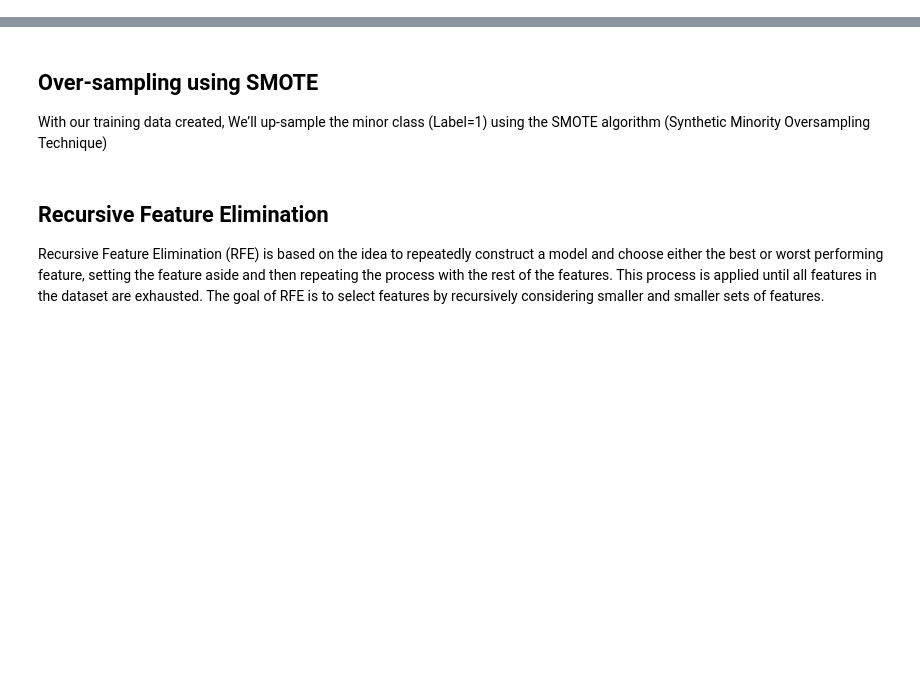
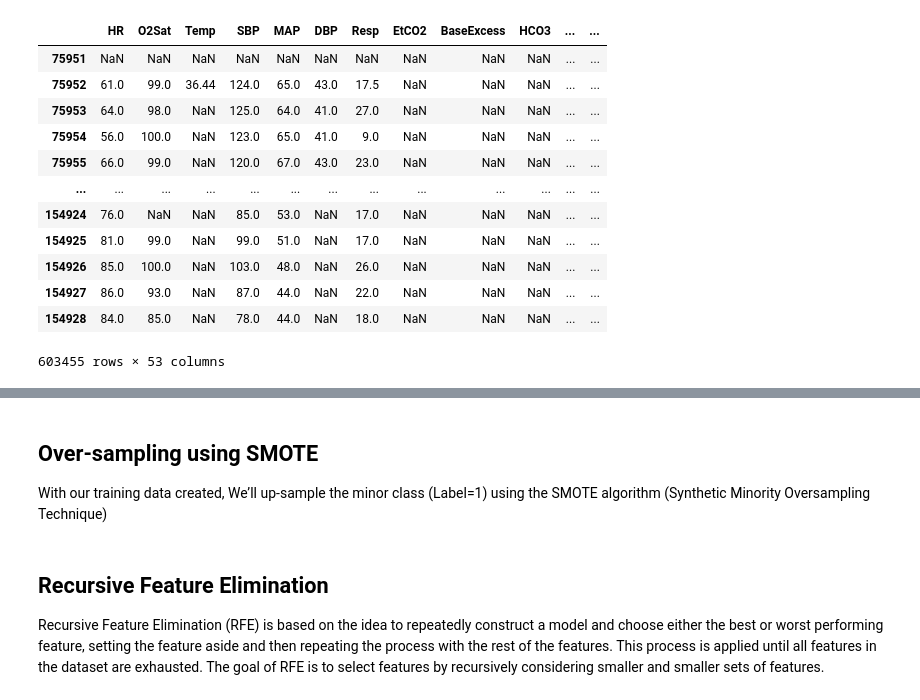
Before and after one commit to AtarCohen/Early-Prediction_of_Sepsis, a Jupyter notebook: logistic_regression.ipynb, the cells around one changed output, grey strips where cells are left out. Drawn from its saved outputs; the diff is of its cells as text; code cells hidden in the pictures; blank space fills up the shorter version.

```diff
--- a/logistic_regression.ipynb
+++ b/logistic_regression.ipynb
@@ -9,3 +9,5 @@ from sklearn.model_selection import train_test_split
 import seaborn as sns
 sns.set(style="white")
 sns.set(style="whitegrid", color_codes=True)
+# %%
+train_df = pd.read_csv("/home/student/filtered_train_df_0705.csv")
@@ -11,0 +24,17 @@ sns.set(style="whitegrid", color_codes=True)
+# %%
+frequency_used_attributes = ['BaseExcess',  'FiO2', 'pH', 'PaCO2', 'Glucose','Lactate', 'PTT']
+values_used_attributes = [ 'Hct',  'Glucose','Potassium']
+constant_attributes = ['ID','max_ICULOS','Gender']
+other_attributes = ['time_bm','HR','MAP','O2Sat', 'Resp','SBP','ICULOS']
+label_attributes= ['Label','SepsisLabel']
+# %%
+def add_rolling_window(df, attr, window_size):
+    df = df.sort_values(by=['ID','ICULOS'], ascending =[True,True])
+    rolling = df[['ID']+attr].groupby('ID').rolling(window=window_size, closed='both').count()
+    rolling= rolling.rename(columns={at: f'{window_size}w_sum_{at}' for at in attr})
+    rolling=rolling[list(rolling.columns)[1:]].reset_index().set_index('level_1')
+    combined = df.join(rolling,how='left', rsuffix= 'r')
+    return combined, rolling
+# %%
+window_size=5
+train_df_with_roll, train_roll = add_rolling_window(train_df,frequency_used_attributes,window_size)
@@ -11,0 +58,16 @@ sns.set(style="whitegrid", color_codes=True)
+# %%
+train_df_with_roll
+# %% [output]
+|  | HR | O2Sat | Temp | SBP | MAP | DBP | Resp | EtCO2 | BaseExcess | HCO3 | ... | ... |
+| 75951 | NaN | NaN | NaN | NaN | NaN | NaN | NaN | NaN | NaN | NaN | ... | ... |
+| 75952 | 61.0 | 99.0 | 36.44 | 124.0 | 65.0 | 43.0 | 17.5 | NaN | NaN | NaN | ... | ... |
+| 75953 | 64.0 | 98.0 | NaN | 125.0 | 64.0 | 41.0 | 27.0 | NaN | NaN | NaN | ... | ... |
+| 75954 | 56.0 | 100.0 | NaN | 123.0 | 65.0 | 41.0 | 9.0 | NaN | NaN | NaN | ... | ... |
+| 75955 | 66.0 | 99.0 | NaN | 120.0 | 67.0 | 43.0 | 23.0 | NaN | NaN | NaN | ... | ... |
+| ... | ... | ... | ... | ... | ... | ... | ... | ... | ... | ... | ... | ... |
+| 154924 | 76.0 | NaN | NaN | 85.0 | 53.0 | NaN | 17.0 | NaN | NaN | NaN | ... | ... |
+| 154925 | 81.0 | 99.0 | NaN | 99.0 | 51.0 | NaN | 17.0 | NaN | NaN | NaN | ... | ... |
+| 154926 | 85.0 | 100.0 | NaN | 103.0 | 48.0 | NaN | 26.0 | NaN | NaN | NaN | ... | ... |
+| 154927 | 86.0 | 93.0 | NaN | 87.0 | 44.0 | NaN | 22.0 | NaN | NaN | NaN | ... | ... |
+| 154928 | 84.0 | 85.0 | NaN | 78.0 | 44.0 | NaN | 18.0 | NaN | NaN | NaN | ... | ... |
+603455 rows × 53 columns
```
Also changed, not shown: parts of 6 cells of this notebook.
